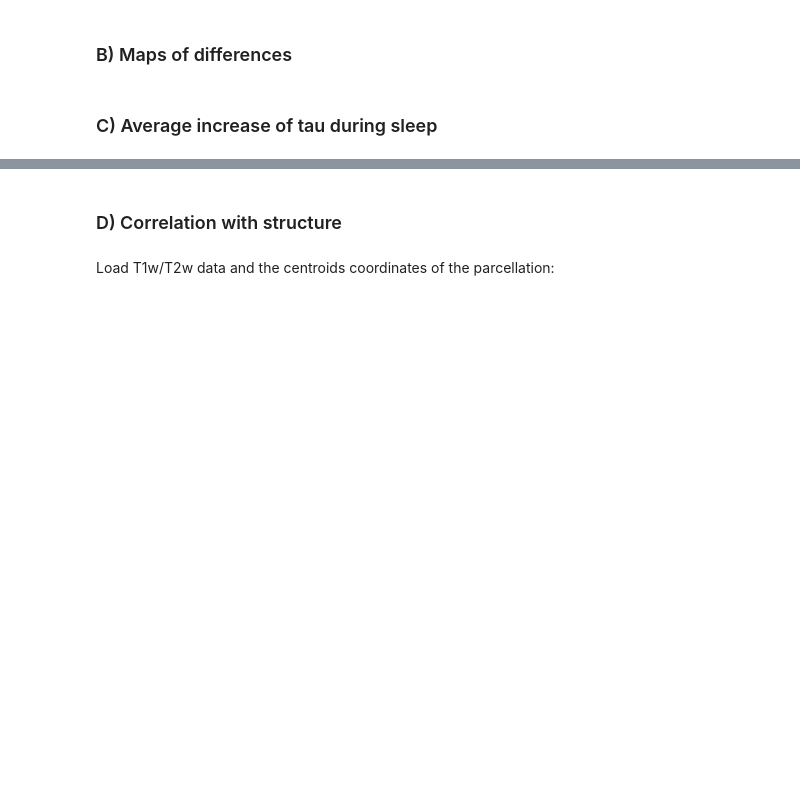
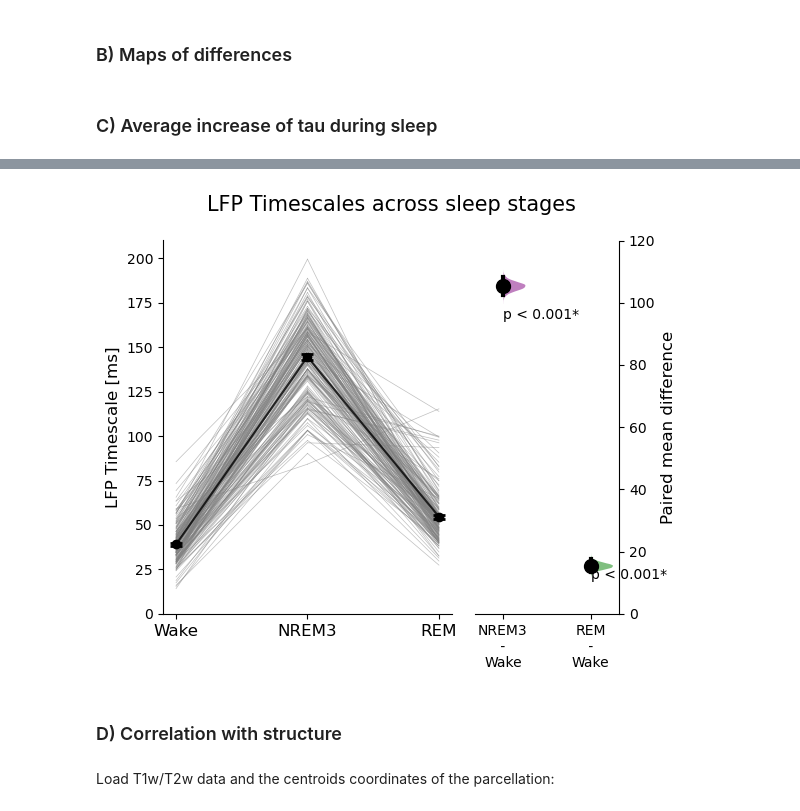
Before and after one commit to cusinatr/MNI-Analysis, a Jupyter notebook: Fig_1.ipynb, the cells around one changed output, grey strips where cells are left out. Saved outputs shown, nothing was run; the diff lists cells and outputs as text; code cells hidden in the pictures; blank space fills up the shorter version.

```diff
--- a/Fig_1.ipynb
+++ b/Fig_1.ipynb
@@ -100,3 +125,50 @@ plt.close(fig)
+# %%
+stage_colors = {"W": "red", "N3": "purple", "R": "green"}
+
+fig, axs = plt.subplots(1, 2, figsize=(6, 5), width_ratios=[2, 1], layout="tight")
+
+df_metric_plot = df_metric[["W", "N3", "R"]].copy()
+axs[0] = slope_plot(axs[0], df_metric_plot, ylabel="LFP Timescale [ms]")
+axs[0].set_xticks([0, 1, 2], ["Wake", "NREM3", "REM"], fontsize=12)
+axs[0].set_ylim(0, 210)
+
+# Add contrasts
+def avg_diff(x, y):
+    return np.mean(x - y)
+
+# Plot differences
+for i, stage in enumerate(["N3", "R"]):
+    avg = avg_diff(df_metric_plot[stage], df_metric_plot["W"])
+    pval = ttest_rel(df_metric_plot[stage], df_metric_plot["W"])[1]
+    p_str = f"p = {pval:.2f}" if pval >= 0.001 else "p < 0.001"
+    p_str += "*" if pval < 0.05 else ""
+    res_boot = bootstrap(
+        (df_metric_plot[stage], df_metric_plot["W"]),
+        avg_diff,
+        paired=True,
+        random_state=290496,
+    )
+    axs[1] = half_violin_plot(
+        axs[1],
+        avg,
+        x_pos=i,
+        ci=list(res_boot.confidence_interval),
+        y_boot=res_boot.bootstrap_distribution,
+        color=stage_colors[stage],
+        pval=p_str,
+    )
+axs[1].set_ylim(0, 120)
+axs[1].set_ylabel("Paired mean difference", fontsize=12)
+axs[1].yaxis.set_label_position("right")
+axs[1].yaxis.tick_right()
+axs[1].set_xticks([0, 1], ["NREM3\n - \nWake", "REM\n - \nWake"], fontsize=10)
+axs[1].spines[["top", "left"]].set_visible(False)
+
+fig.suptitle("LFP Timescales across sleep stages", fontsize=15)
+plt.subplots_adjust(wspace=0.5)
+plt.show()
+# %% [output]
+[figure, added]
 # %% [markdown]
 ### D) Correlation with structure
 # %% [markdown]
```
Also changed, not shown: parts of 8 cells of this notebook, 1 other file.
